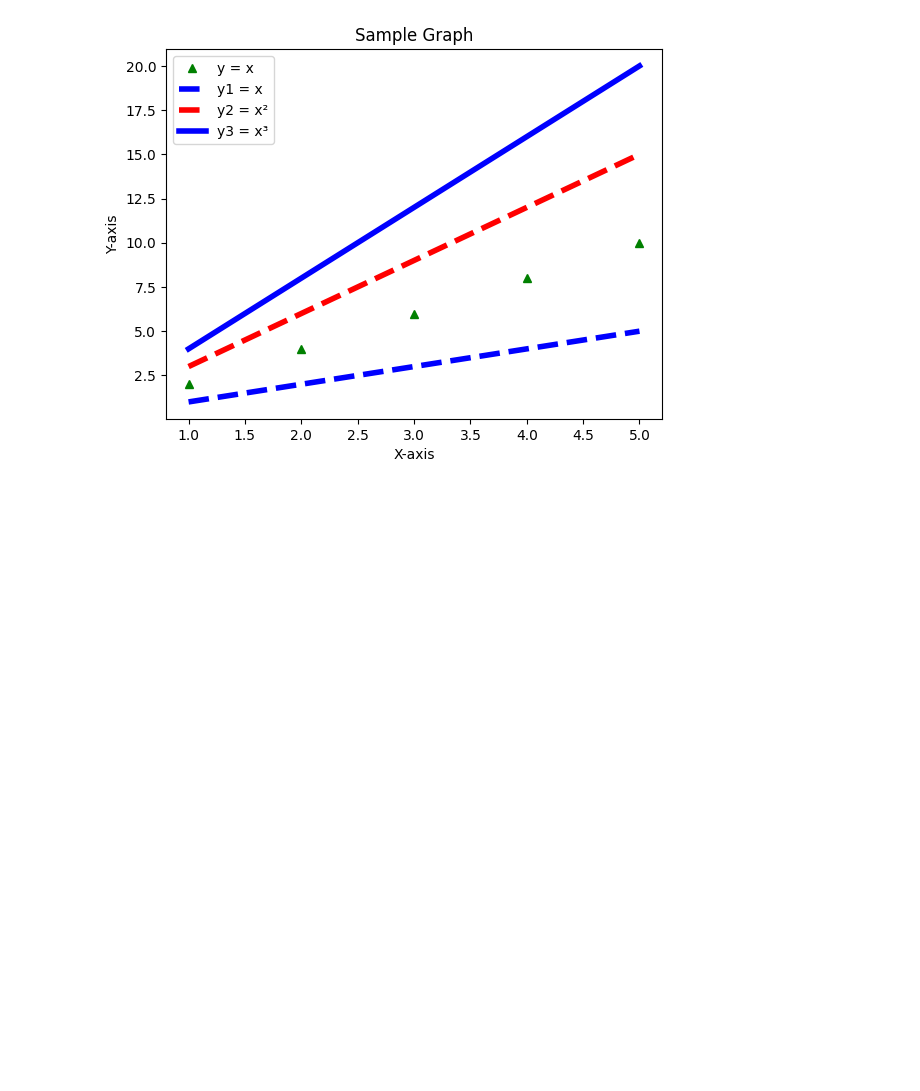
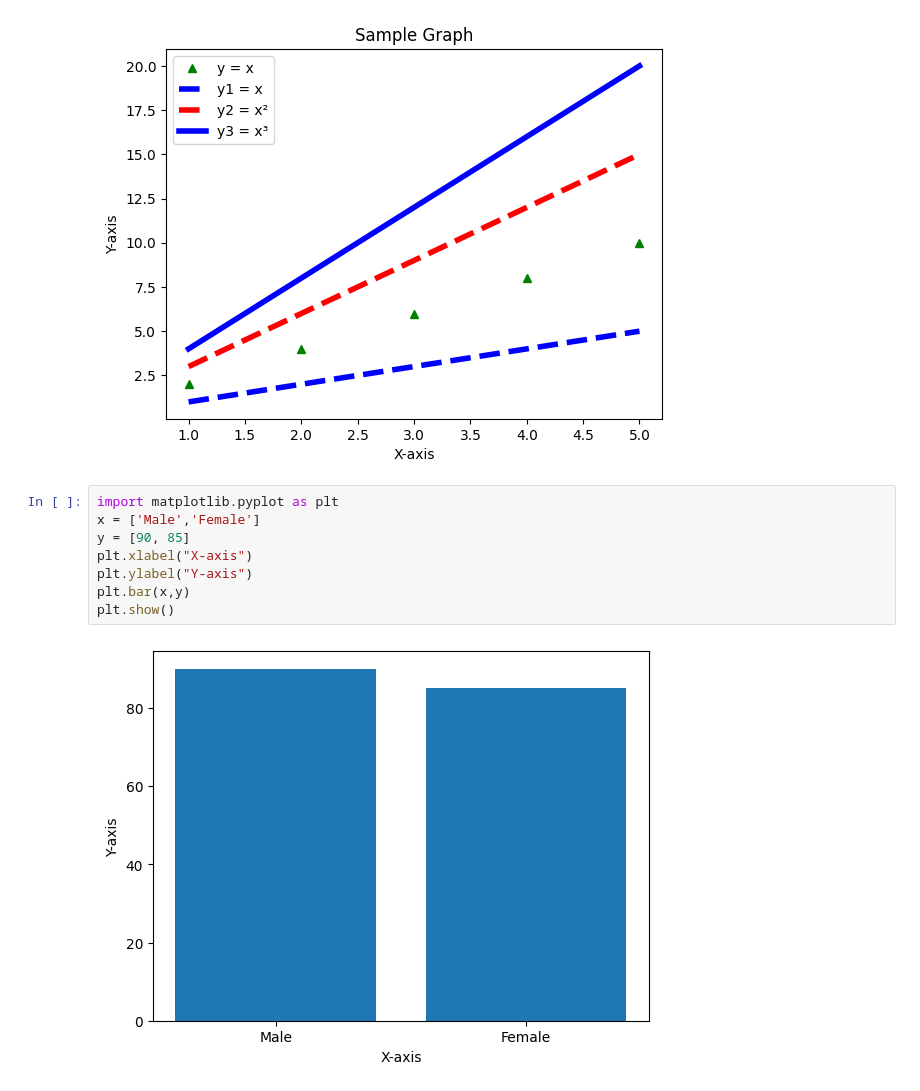
Before and after one commit to Parish350/Data-Science-With-Python, a Jupyter notebook: sample6.ipynb, the cells around one changed output. Cells and saved outputs as stored; diff of their text form; blank space fills up the shorter version.

```diff
--- a/sample6.ipynb
+++ b/sample6.ipynb
@@ -30,3 +32,13 @@ plt.legend()
 plt.show()
 # %% [output]
 [figure]
+# %%
+import matplotlib.pyplot as plt
+x = ['Male','Female']
+y = [90, 85]
+plt.xlabel("X-axis")
+plt.ylabel("Y-axis")
+plt.bar(x,y)
+plt.show()
+# %% [output]
+[figure, added]
```
Also changed, not shown: parts of 4 cells of this notebook.
